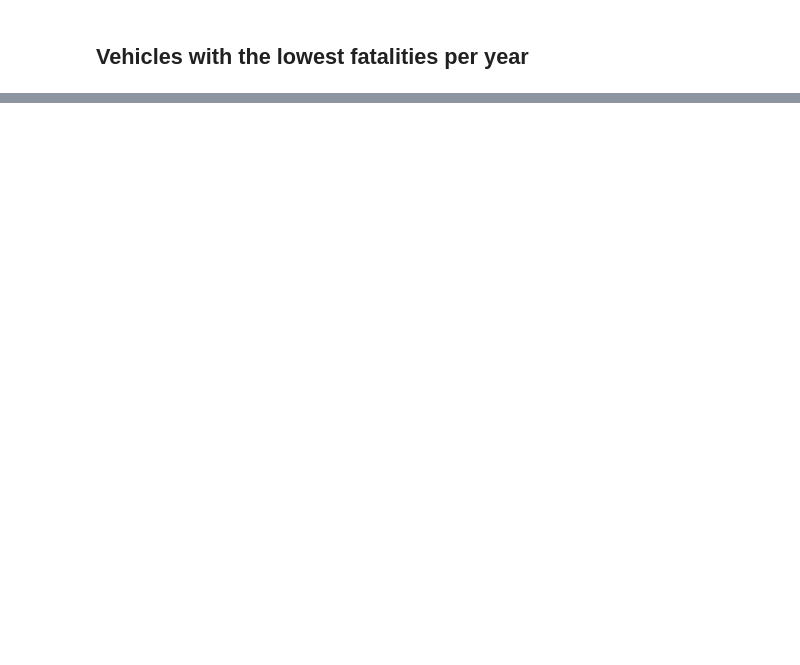
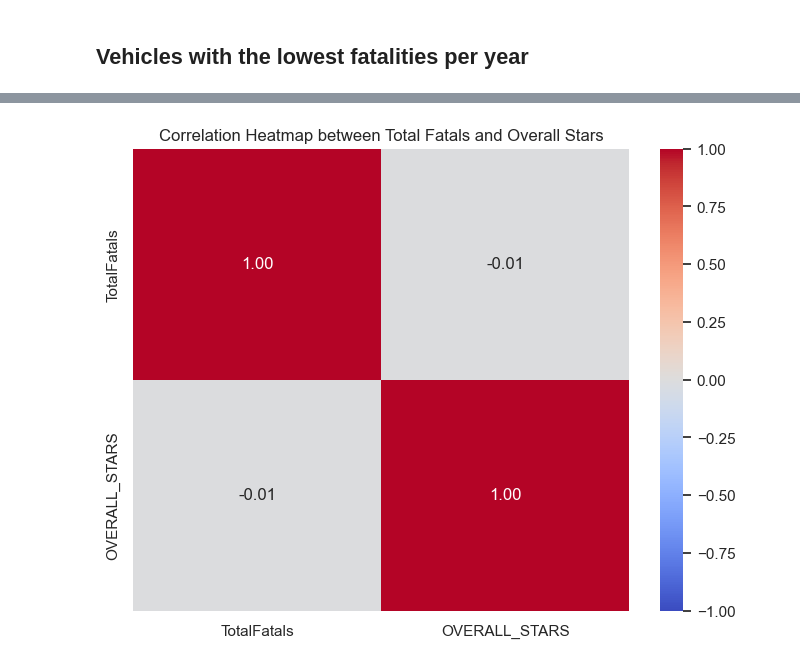
Before and after one commit to ConnorCritchley/GC-Final-Project, a Jupyter notebook: FinalNotebook.ipynb, the cells around one changed output, grey strips where cells are left out. Saved outputs shown, nothing was run; the diff lists cells and outputs as text; code cells hidden in the pictures; blank space fills up the shorter version.

```diff
--- a/FinalNotebook.ipynb
+++ b/FinalNotebook.ipynb
@@ -666,0 +711,11 @@ sql_df.head()
+# %%
+# Calculate the correlation matrix between 'TotalFatals' and 'OVERALL_STARS'
+correlation_matrix = merged_df[['TotalFatals', 'OVERALL_STARS']].corr()
+
+# Plot the heatmap
+plt.figure(figsize=(8, 6))
+sns.heatmap(correlation_matrix, annot=True, cmap='coolwarm', vmin=-1, vmax=1, fmt='.2f')
+plt.title('Correlation Heatmap between Total Fatals and Overall Stars')
+plt.show()
+# %% [output]
+[figure, added]
```
Also changed, not shown: parts of 9 cells of this notebook.
